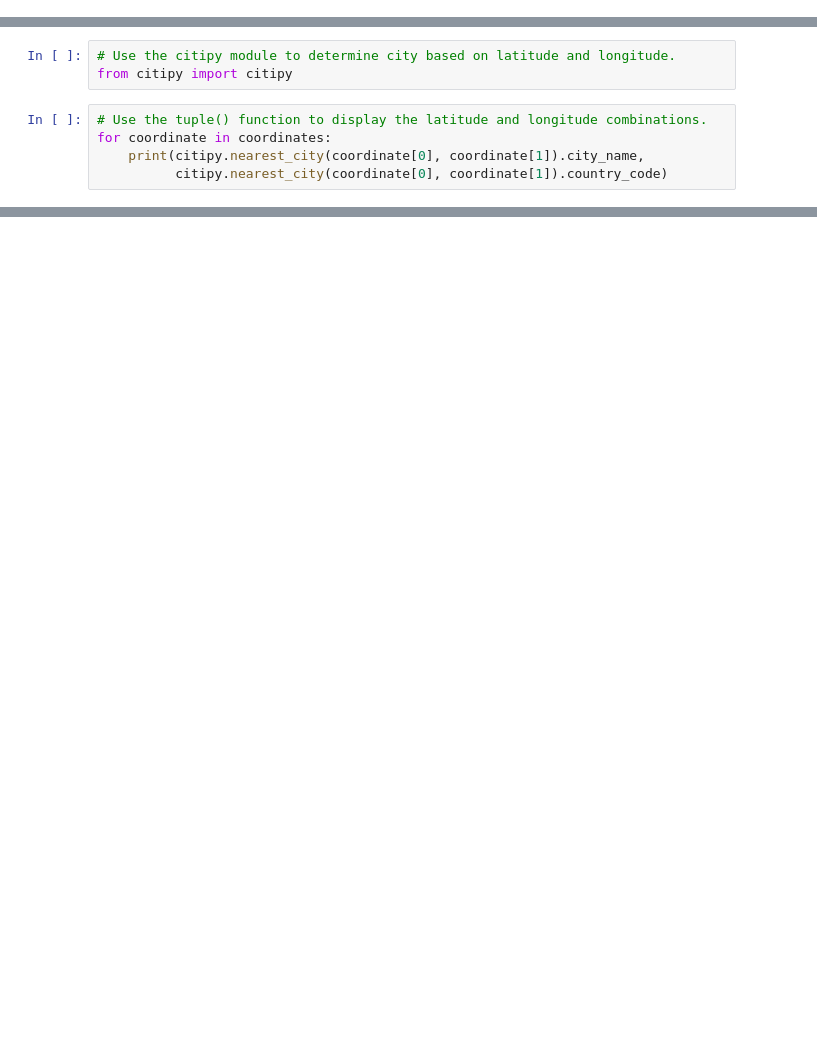
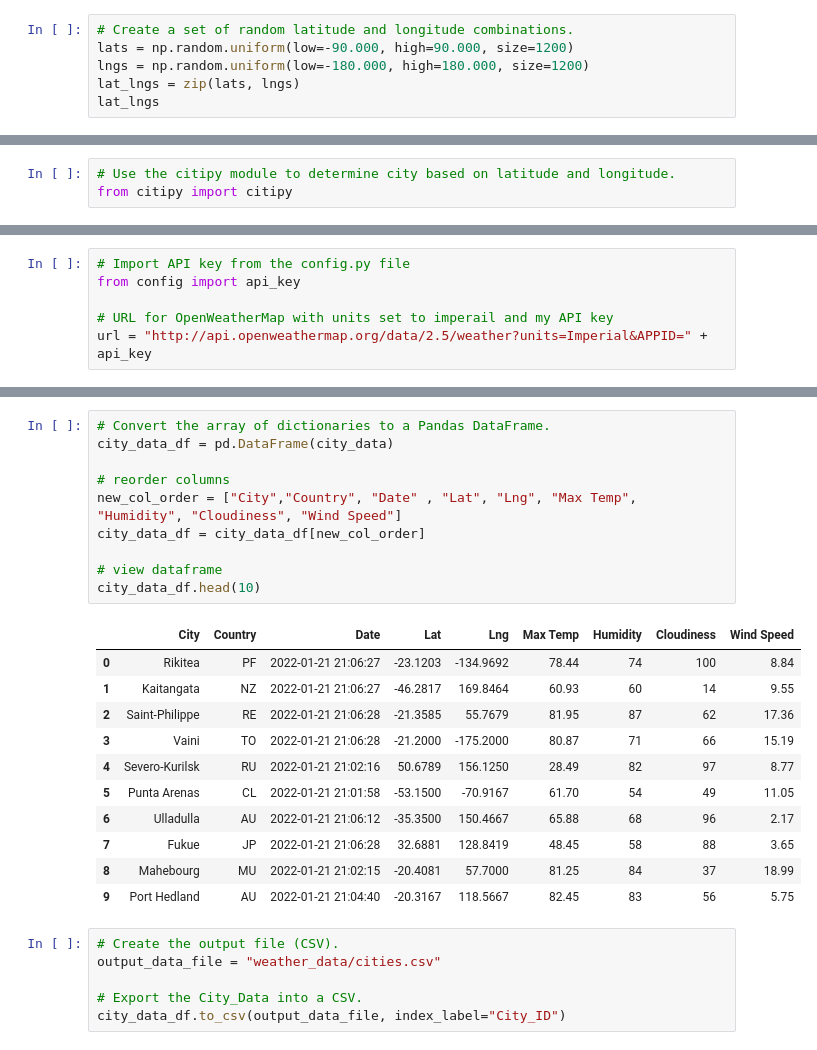
Before and after one commit to nsmeltz/World_Weather_Analysis, a Jupyter notebook: WeatherPy.ipynb, the cells around one changed output, grey strips where cells are left out. Drawn from its saved outputs; the diff is of its cells as text; blank space fills up the shorter version.

Commit message:
Weather Data pulled from API

```diff
--- a/WeatherPy.ipynb
+++ b/WeatherPy.ipynb
@@ -22,0 +6,6 @@ lat_lngs
+# %%
+# Create a set of random latitude and longitude combinations.
+lats = np.random.uniform(low=-90.000, high=90.000, size=1200)
+lngs = np.random.uniform(low=-180.000, high=180.000, size=1200)
+lat_lngs = zip(lats, lngs)
+lat_lngs
@@ -29,8 +20,3 @@ print(coordinates)
 # %%
 # Use the citipy module to determine city based on latitude and longitude.
 from citipy import citipy
-# %%
-# Use the tuple() function to display the latitude and longitude combinations.
-for coordinate in coordinates:
-    print(citipy.nearest_city(coordinate[0], coordinate[1]).city_name,
-          citipy.nearest_city(coordinate[0], coordinate[1]).country_code)
@@ -68,0 +47,6 @@ len(cities)
+# %%
+# Import API key from the config.py file
+from config import api_key
+
+# URL for OpenWeatherMap with units set to imperail and my API key
+url = "http://api.openweathermap.org/data/2.5/weather?units=Imperial&APPID=" + api_key
@@ -68,0 +144,28 @@ len(cities)
+# %%
+# Convert the array of dictionaries to a Pandas DataFrame.
+city_data_df = pd.DataFrame(city_data)
+
+# reorder columns
+new_col_order = ["City","Country", "Date" , "Lat", "Lng", "Max Temp", "Humidity", "Cloudiness", "Wind Speed"]
+city_data_df = city_data_df[new_col_order]
+
+# view dataframe
+city_data_df.head(10)
+# %% [output]
+|  | City | Country | Date | Lat | Lng | Max Temp | Humidity | Cloudiness | Wind Speed |
+| 0 | Rikitea | PF | 2022-01-21 21:06:27 | -23.1203 | -134.9692 | 78.44 | 74 | 100 | 8.84 |
+| 1 | Kaitangata | NZ | 2022-01-21 21:06:27 | -46.2817 | 169.8464 | 60.93 | 60 | 14 | 9.55 |
+| 2 | Saint-Philippe | RE | 2022-01-21 21:06:28 | -21.3585 | 55.7679 | 81.95 | 87 | 62 | 17.36 |
+| 3 | Vaini | TO | 2022-01-21 21:06:28 | -21.2000 | -175.2000 | 80.87 | 71 | 66 | 15.19 |
+| 4 | Severo-Kurilsk | RU | 2022-01-21 21:02:16 | 50.6789 | 156.1250 | 28.49 | 82 | 97 | 8.77 |
+| 5 | Punta Arenas | CL | 2022-01-21 21:01:58 | -53.1500 | -70.9167 | 61.70 | 54 | 49 | 11.05 |
+| 6 | Ulladulla | AU | 2022-01-21 21:06:12 | -35.3500 | 150.4667 | 65.88 | 68 | 96 | 2.17 |
+| 7 | Fukue | JP | 2022-01-21 21:06:28 | 32.6881 | 128.8419 | 48.45 | 58 | 88 | 3.65 |
+| 8 | Mahebourg | MU | 2022-01-21 21:02:15 | -20.4081 | 57.7000 | 81.25 | 84 | 37 | 18.99 |
+| 9 | Port Hedland | AU | 2022-01-21 21:04:40 | -20.3167 | 118.5667 | 82.45 | 83 | 56 | 5.75 |
+# %%
+# Create the output file (CSV).
+output_data_file = "weather_data/cities.csv"
+
+# Export the City_Data into a CSV.
+city_data_df.to_csv(output_data_file, index_label="City_ID")
```
Also changed, not shown: parts of 9 cells of this notebook.
